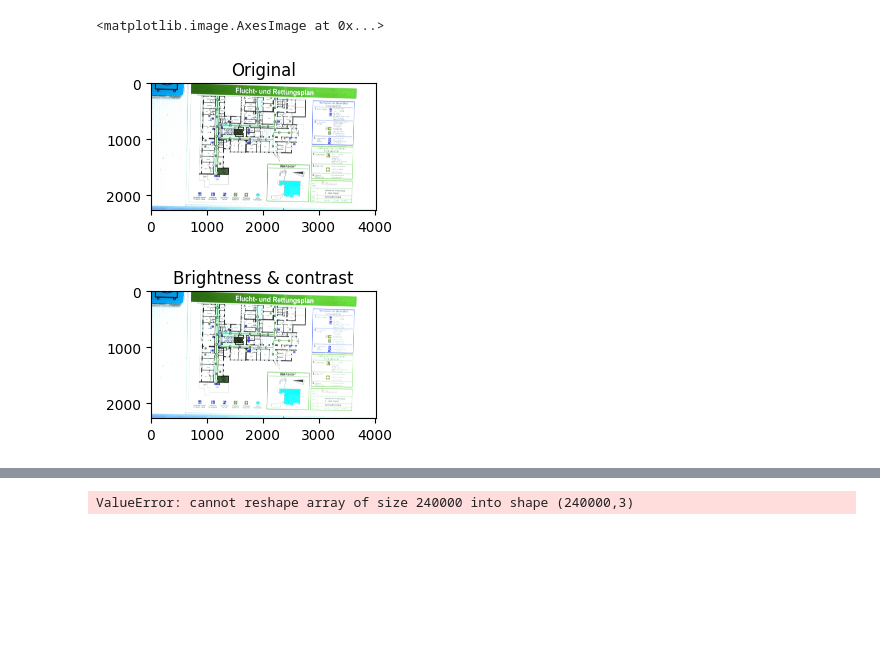
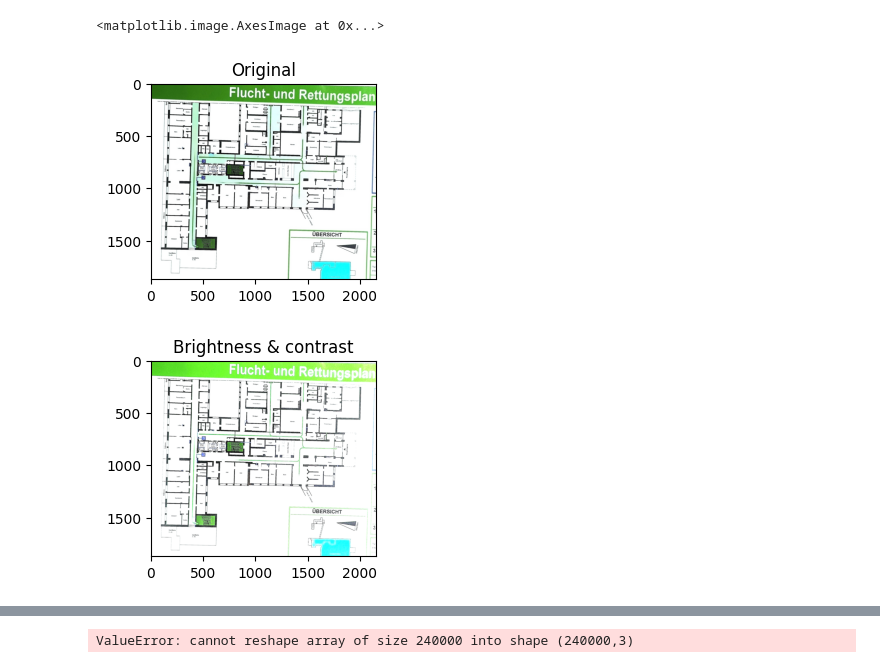
Before and after one commit to Robast-GmbH/Robast-Robot-Monorepo, a Jupyter notebook: src/preprocessing/py/map_cleaner/enhance_images.ipynb, the cells around one changed output, grey strips where cells are left out. Saved outputs shown, nothing was run; the diff lists cells and outputs as text; code cells hidden in the pictures; blank space fills up the shorter version.

Commit message:
added gray images

```diff
--- a/src/preprocessing/py/map_cleaner/enhance_images.ipynb
+++ b/src/preprocessing/py/map_cleaner/enhance_images.ipynb
@@ -5,13 +5,13 @@ import matplotlib.image as mpimg
 import numpy as np
 from scipy import spatial
 # %%
-image = cv2.imread('modified_image.jpg')
+image = cv2.imread('/home/sagar/Monorepo/src/preprocessing/py/map_cleaner/modified_image_cleanup(1)_cleanup(1)_cleanup_cleanup_cropped.jpg')
 plt.subplot(1, 2, 1)
 plt.title("Original")
 plt.imshow(image)
 # %% [output]
 <matplotlib.image.AxesImage at 0x...>
-[figure, old version]
+[figure, new version]
 # %%
 brightness = 1
 # Adjusts the contrast by scaling the pixel values by 2.3
@@ -20,14 +20,14 @@ image2 = cv2.addWeighted(image, contrast, np.zeros(image.shape, image.dtype), 0,
 kernel = np.array([[0, -1, 0], [-1, 5, -1], [0, -1, 0]])
 sharpened_image = cv2.filter2D(image2, -1, kernel)
 #Save the image
-cv2.imwrite('modified_image.jpg', sharpened_image)
+cv2.imwrite('modified_image_cropped.jpg', sharpened_image)
 #Plot the contrast image
 plt.subplot(1, 2, 2)
 plt.title("Brightness & contrast")
 plt.imshow(image2)
 plt.show()
 # %% [output]
-[figure, old version]
+[figure, new version]
 # %%
 from sklearn.cluster import KMeans
 
```
Also changed, not shown: parts of 2 cells of this notebook, 2 other files.
